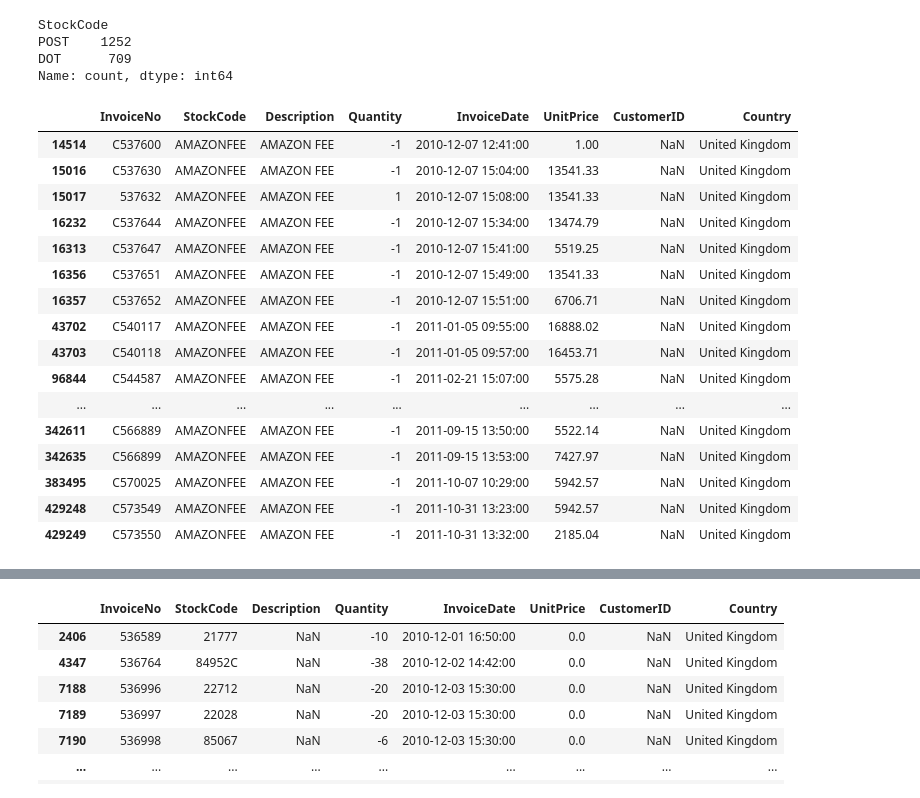
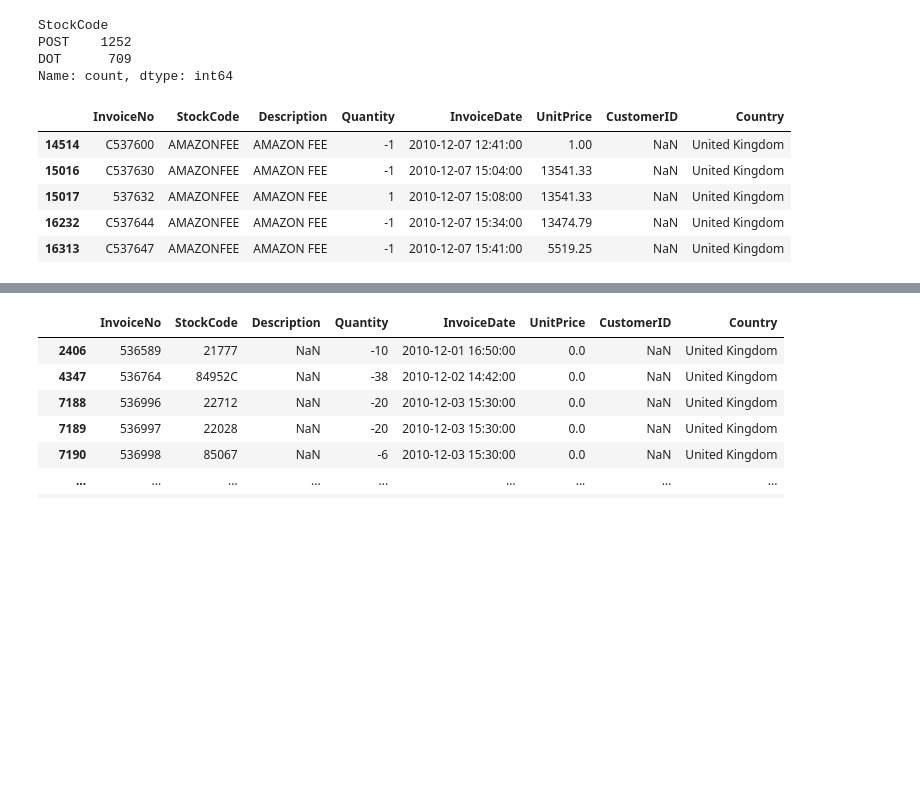
Before and after one commit to dimitsagk/ClientClustering_InventoryForecast, a Jupyter notebook: notebooks/01_Initial_Exploration+Cleaning-notebook.ipynb, the cells around one changed output, grey strips where cells are left out. Saved outputs shown, nothing was run; the diff lists cells and outputs as text; code cells hidden in the pictures; blank space fills up the shorter version.

```diff
--- a/notebooks/01_Initial_Exploration+Cleaning-notebook.ipynb
+++ b/notebooks/01_Initial_Exploration+Cleaning-notebook.ipynb
@@ -310,26 +276,15 @@ Name: count, dtype: int64
 # %%
 # There are two entries with amazon fee, and these invoices contain only that item
 # Will drop them
-df[df.Description.str.contains('AMAZON', na=False)].head(30)
+df[df.Description.str.contains('AMAZON', na=False)].head()
 # df[df.InvoiceNo == 537632]
 # %% [output]
 |  | InvoiceNo | StockCode | Description | Quantity | InvoiceDate | UnitPrice | CustomerID | Country |
 | 14514 | C537600 | AMAZONFEE | AMAZON FEE | -1 | 2010-12-07 12:41:00 | 1.00 | NaN | United Kingdom |
 | 15016 | C537630 | AMAZONFEE | AMAZON FEE | -1 | 2010-12-07 15:04:00 | 13541.33 | NaN | United Kingdom |
 | 15017 | 537632 | AMAZONFEE | AMAZON FEE | 1 | 2010-12-07 15:08:00 | 13541.33 | NaN | United Kingdom |
 | 16232 | C537644 | AMAZONFEE | AMAZON FEE | -1 | 2010-12-07 15:34:00 | 13474.79 | NaN | United Kingdom |
 | 16313 | C537647 | AMAZONFEE | AMAZON FEE | -1 | 2010-12-07 15:41:00 | 5519.25 | NaN | United Kingdom |
-| 16356 | C537651 | AMAZONFEE | AMAZON FEE | -1 | 2010-12-07 15:49:00 | 13541.33 | NaN | United Kingdom |
-| 16357 | C537652 | AMAZONFEE | AMAZON FEE | -1 | 2010-12-07 15:51:00 | 6706.71 | NaN | United Kingdom |
-| 43702 | C540117 | AMAZONFEE | AMAZON FEE | -1 | 2011-01-05 09:55:00 | 16888.02 | NaN | United Kingdom |
-| 43703 | C540118 | AMAZONFEE | AMAZON FEE | -1 | 2011-01-05 09:57:00 | 16453.71 | NaN | United Kingdom |
-| 96844 | C544587 | AMAZONFEE | AMAZON FEE | -1 | 2011-02-21 15:07:00 | 5575.28 | NaN | United Kingdom |
-| ... | ... | ... | ... | ... | ... | ... | ... | ... |
-| 342611 | C566889 | AMAZONFEE | AMAZON FEE | -1 | 2011-09-15 13:50:00 | 5522.14 | NaN | United Kingdom |
-| 342635 | C566899 | AMAZONFEE | AMAZON FEE | -1 | 2011-09-15 13:53:00 | 7427.97 | NaN | United Kingdom |
-| 383495 | C570025 | AMAZONFEE | AMAZON FEE | -1 | 2011-10-07 10:29:00 | 5942.57 | NaN | United Kingdom |
-| 429248 | C573549 | AMAZONFEE | AMAZON FEE | -1 | 2011-10-31 13:23:00 | 5942.57 | NaN | United Kingdom |
-| 429249 | C573550 | AMAZONFEE | AMAZON FEE | -1 | 2011-10-31 13:32:00 | 2185.04 | NaN | United Kingdom |
 # %%
 df[(df.Quantity<0)] # 10624 rows, THESE ARE CANCELLATIONS
 # %% [output]
```
Also changed, not shown: parts of 19 cells of this notebook.
